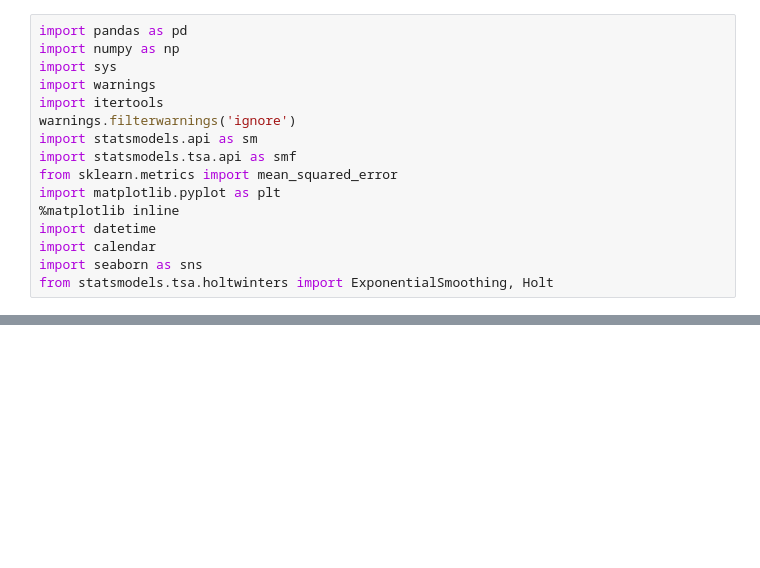
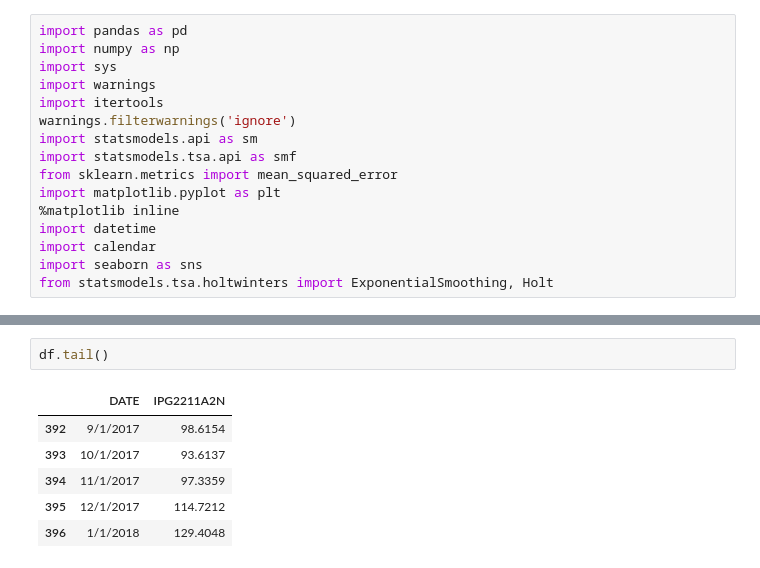
Before and after one commit to muniappabalaji/TimeSeries, a Jupyter notebook: Electric_Production_TimeSeries_October2025_GL.ipynb, the cells around one changed output, grey strips where cells are left out. Drawn from its saved outputs; the diff is of its cells as text; blank space fills up the shorter version.

```diff
--- a/Electric_Production_TimeSeries_October2025_GL.ipynb
+++ b/Electric_Production_TimeSeries_October2025_GL.ipynb
@@ -36,0 +50,9 @@ from statsmodels.tsa.holtwinters import ExponentialSmoothing, Holt
+# %%
+df.tail()
+# %% [output]
+|  | DATE | IPG2211A2N |
+| 392 | 9/1/2017 | 98.6154 |
+| 393 | 10/1/2017 | 93.6137 |
+| 394 | 11/1/2017 | 97.3359 |
+| 395 | 12/1/2017 | 114.7212 |
+| 396 | 1/1/2018 | 129.4048 |
```
Also changed, not shown: parts of 17 cells of this notebook.
